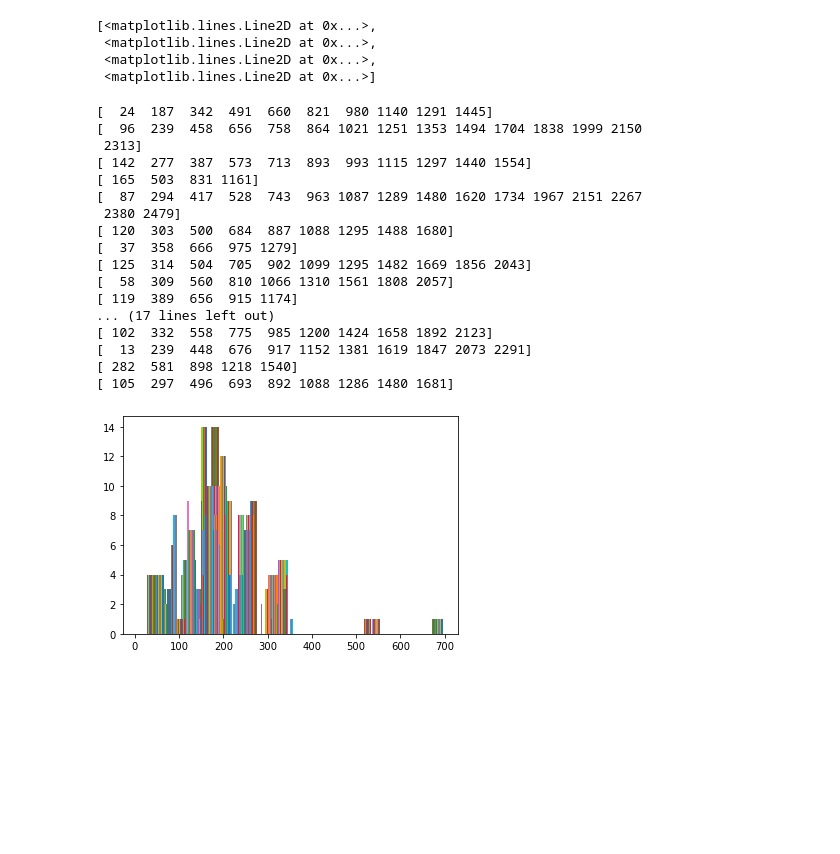
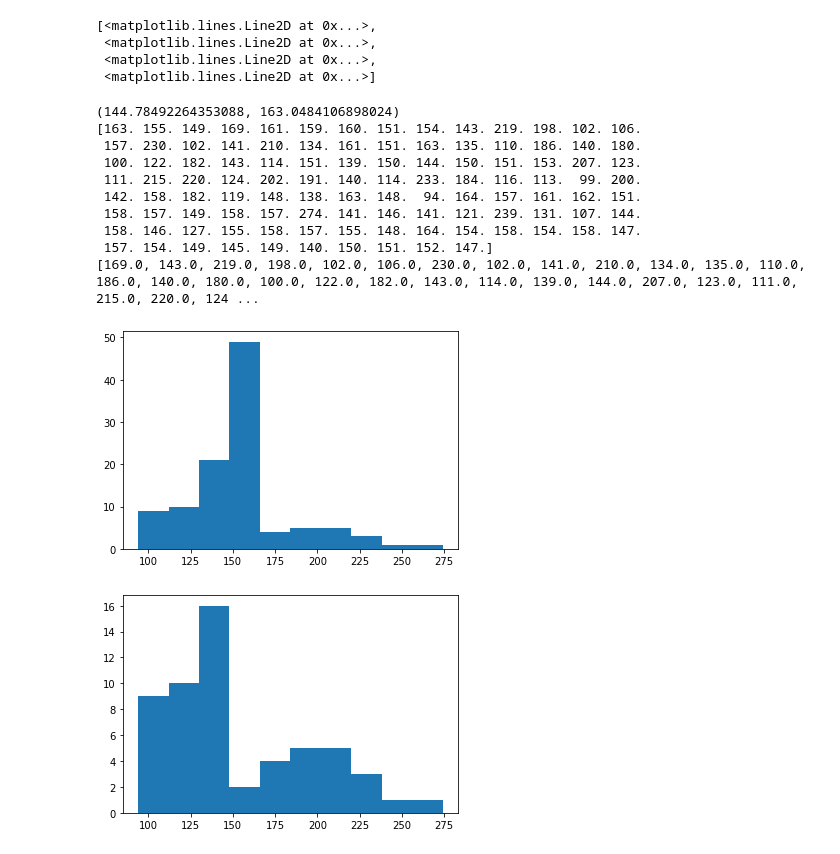
Before and after one commit to pbouttes/ML_Project2, a Jupyter notebook: pablo.ipynb, the cells around one changed output. Drawn from its saved outputs; the diff is of its cells as text; code cells hidden in the pictures; blank space fills up the shorter version.

Commit message:
beginning of outliers detection

```diff
--- a/pablo.ipynb
+++ b/pablo.ipynb
@@ -51,7 +51,7 @@ print(y_transformed)
 import os
 directory = 'heartbeat_data'
 
-stop=40  #set the number of files you want to go through
+stop=1  #set the number of files you want to go through
 count=0
 
 for filename in os.listdir(directory):
@@ -168,8 +156,8 @@ def filter_noise(filename):
 
 
 def filter_fetus(y_beats):
-    sum_first_beats = sum(scipy.signal.find_peaks(y_beats[0], height=2)[0])
-    sum_second_beats = sum(scipy.signal.find_peaks(y_beats[1], height=2)[0])
+    sum_first_beats = sum(scipy.signal.find_peaks(y_beats[0], height=0.055)[0])
+    sum_second_beats = sum(scipy.signal.find_peaks(y_beats[1], height=0.055)[0])
     return  y_beats[0] if sum_first_beats > sum_second_beats else y_beats[1]
 
 def better_anomalies_detection(data, cofidence):
@@ -201,69 +189,65 @@ def find_anomalies(data):
     # Generate outliers
     for outlier in data:
         if outlier > upper_limit or outlier < lower_limit:
             anomalies.append(outlier)
 
     return anomalies
 
+
+
+def anomalies_detection(data, confidence):
+    interval = st.t.interval(alpha= confidence, df=len(data)-1,loc=np.mean(data),scale=st.sem(data))
+    print(interval)
+    outliers = []
+    for point in data:
+        if point < interval[0] or point > interval[1]:
+            outliers.append(point)
+    return outliers
+
 def main():
     start = 0
-    stop = 30  #set the number of files you want to go through
+    stop = 10  #set the number of files you want to go through
     width=[]
+    outliers=[]
     for i, filename in enumerate(os.listdir('heartbeat_data')):
         out = re.findall(r'\d+', filename)
         if int(out[0]) < start:
             continue
         if i == stop:
             break
         y_beats = filter_noise(filename)
         y_beat = filter_fetus(y_beats)
 
-
         peaks = scipy.signal.find_peaks(y_beat, height=0.055)
         spike_times= peaks[0]
         spike_vals = peaks[1]['peak_heights']
-        print(spike_times)
 
-        # height is not a good indicator for confidence intervals
-        # print('height interval')
-        # height_anomalies = better_anomalies_detection(spike_vals, 0.99)
-        # print('height_anomalies', height_anomalies)
-        # print('')
-        # # peak width diff is not a good indicator for confidence intervals
+
+
 
         # collect this
 
         peak_width_diff=[np.abs(spike_times[i]-spike_times[i+1]) for i in range(len(spike_times)-1)]
-        # print(width)
-        width.append(peak_width_diff)
-        plt.hist(width)
+        width=np.concatenate((width,peak_width_diff),axis=None)
+    outliers=anomalies_detection(width,0.997)
+    print(width)
+    print(outliers)
+    plt.hist(width)
+    plt.show()
+    plt.hist(outliers)
+    plt.show()
 
-
-        # # print('peak_width_diff', peak_width_diff)
-        # print('width interval')
-        # width_anomalies = better_anomalies_detection(peak_width_diff, 0.99)
-        # print('width_anomalies', width_anomalies)
-        # print('')
-        # show_single_plot(y_beat, spike_times, spike_vals)
-        # print('heights',spike_vals)
-        # print(spike_times)
 main()
 # %% [output]
-[  24  187  342  491  660  821  980 1140 1291 1445]
-[  96  239  458  656  758  864 1021 1251 1353 1494 1704 1838 1999 2150
- 2313]
-[ 142  277  387  573  713  893  993 1115 1297 1440 1554]
-[ 165  503  831 1161]
-[  87  294  417  528  743  963 1087 1289 1480 1620 1734 1967 2151 2267
- 2380 2479]
-[ 120  303  500  684  887 1088 1295 1488 1680]
-[  37  358  666  975 1279]
-[ 125  314  504  705  902 1099 1295 1482 1669 1856 2043]
-[  58  309  560  810 1066 1310 1561 1808 2057]
-[ 119  389  656  915 1174]
-... (17 lines left out)
-[ 102  332  558  775  985 1200 1424 1658 1892 2123]
-[  13  239  448  676  917 1152 1381 1619 1847 2073 2291]
-[ 282  581  898 1218 1540]
-[ 105  297  496  693  892 1088 1286 1480 1681]
+(144.78492264353088, 163.0484106898024)
+[163. 155. 149. 169. 161. 159. 160. 151. 154. 143. 219. 198. 102. 106.
+ 157. 230. 102. 141. 210. 134. 161. 151. 163. 135. 110. 186. 140. 180.
+ 100. 122. 182. 143. 114. 151. 139. 150. 144. 150. 151. 153. 207. 123.
+ 111. 215. 220. 124. 202. 191. 140. 114. 233. 184. 116. 113.  99. 200.
+ 142. 158. 182. 119. 148. 138. 163. 148.  94. 164. 157. 161. 162. 151.
+ 158. 157. 149. 158. 157. 274. 141. 146. 141. 121. 239. 131. 107. 144.
+ 158. 146. 127. 155. 158. 157. 155. 148. 164. 154. 158. 154. 158. 147.
+ 157. 154. 149. 145. 149. 140. 150. 151. 152. 147.]
+[169.0, 143.0, 219.0, 198.0, 102.0, 106.0, 230.0, 102.0, 141.0, 210.0, 134.0, 135.0, 110.0, 186.0, 140.0, 180.0, 100.0, 122.0, 182.0, 143.0, 114.0, 139.0, 144.0, 207.0, 123.0, 111.0, 215.0, 220.0, 124 ...
-[figure, old version]
+[figure, new version]
+[figure, added]
```
Also changed, not shown: parts of 1 cell of this notebook.
